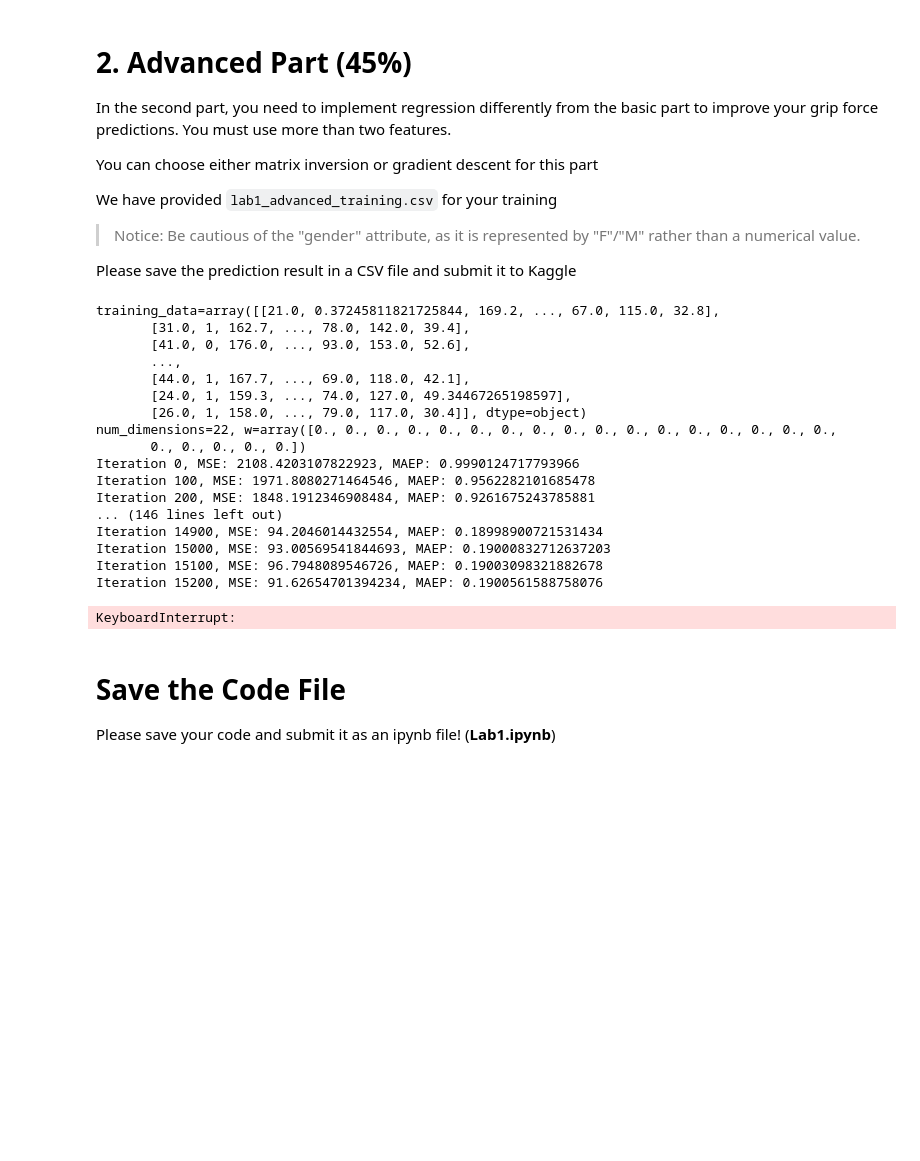
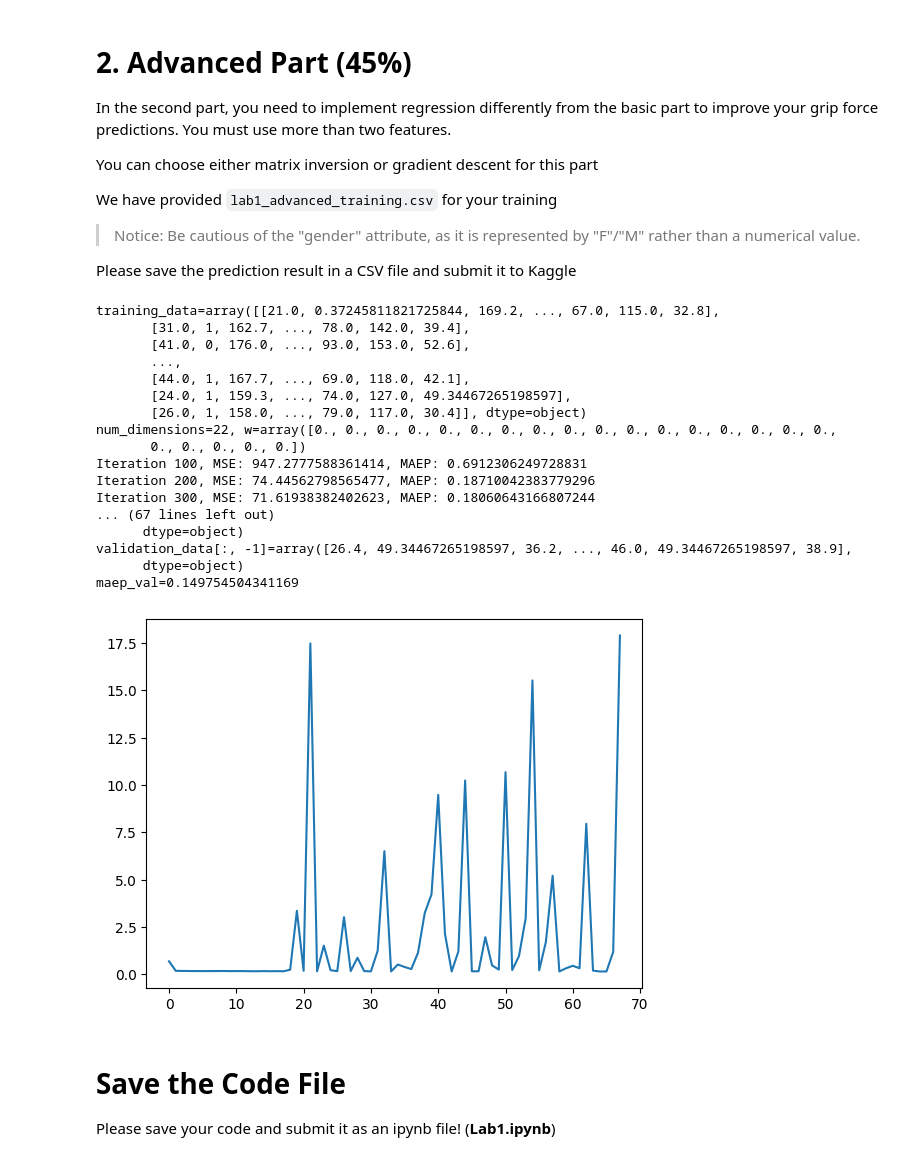
Before and after one commit to iwtba4188/11310CS460200_labs, a Jupyter notebook: Lab 1/Lab1_template copy.ipynb, the cells around one changed output. Cells and saved outputs as stored; diff of their text form; code cells hidden in the pictures; blank space fills up the shorter version.

```diff
--- a/Lab 1/Lab1_template copy.ipynb
+++ b/Lab 1/Lab1_template copy.ipynb
@@ -485,7 +485,6 @@ def RegressionAdvance(dataset, maep_record, epoch=1_0000, l_rate=1e-8, random_sg
         return res_poly, random_y
 
 
-    # <TODO>: Decide on the degree of the polynomial
     degree = 3  # For example, quadratic regression
     X_poly, y = gen_x_poly(random_seed)
     # print(f"{np.sum(y)=}")
@@ -496,36 +495,50 @@ def RegressionAdvance(dataset, maep_record, epoch=1_0000, l_rate=1e-8, random_sg
     w = np.zeros(num_dimensions)  # shihtl> 這個 w 就是我們要解的東西
     print(f"{num_dimensions=}, {w=}")
 
+    mt = vt = 0
+    beta1 = 0.9
+    beta2 = 0.999
+    epsilon = 1e-8
+
     # Gradient Descent
     m = len(y)  # Number of data points
-    for iteration in range(epoch):
+    for iteration in range(1, epoch + 1):
         if random_sgd:
             X_poly, y = gen_x_poly(random_seed)
             random_seed += 30
 
-        # <TODO>: Prediction using current weights and compute error
-        learning_rate = l_rate / math.log((iteration + 5) ** 2)
         # print(f"{X_poly.shape=}, {w.shape=}")
         y_hat = X_poly @ w
         d = y - y_hat
         # print(f"{d=}, {y_hat=}, {len(y)=}")
 
-        # <TODO>: Compute gradient
         g = -2 * ((np.transpose(d) @ X_poly) / m)
         # g = -2 * (np.matmul(np.transpose(d), X_poly))
 
         regularization = (lambda2 / m) * w
 
-        # <TODO>: Update the weights
-        w = w - learning_rate * (g + regularization)
+        mt = beta1 * mt + (1 - beta1) * (g + regularization)
+        vt = beta2 * vt + (1 - beta2) * np.dot(g, g)
+        mt_hat = mt / (1 - pow(beta1, iteration))
+        vt_hat = vt / (1 - pow(beta2, iteration))
+        w = w - (l_rate / (math.sqrt(vt_hat) + epsilon) * mt_hat)
 
-        # <TODO>: Optionally, print the cost every 100 iterations
+        # print(f"{w=}")
+        # input()
+
+        # w = w - learning_rate * (g + regularization)
+
         if iteration % 100 == 0:
             mse = np.sum((y - y_hat) ** 2) / m
             valid_pred = MakePredictionAdvance(w, validation_data[:, :-1])
             maep_val = maep(validation_data[:, -1], valid_pred)
             maep_record.append(maep_val)
             print(f"Iteration {iteration}, MSE: {mse}, MAEP: {maep_val}")
+
+        valid_pred = MakePredictionAdvance(w, validation_data[:, :-1])
+        maep_val = maep(validation_data[:, -1], valid_pred)
+        if maep_val < 0.15:
+            return w
         # cost = np.sum((y - y_hat) ** 2) / len(y)
         # print(f"Iteration {iteration}, Cost: {cost}\n\n")
 
@@ -549,43 +562,43 @@ training_data, validation_data = SplitData(preprocessed_training_datalist, 0.8)
 
 print(f"{training_data=}")
 
 maep_record = []
-w = RegressionAdvance(training_data, maep_record, l_rate=5e-17, epoch=2_0000, random_sgd=True, random_seed=5817408967014867)
+w = RegressionAdvance(training_data, maep_record, l_rate=1e-3, epoch=2_0000, random_sgd=True, random_seed=5817408967014867)
 plt.plot(maep_record)
 
 valid_pred = MakePredictionAdvance(w, validation_data[:, :-1])
 maep_val = maep(validation_data[:, -1], valid_pred)
 print(f"{valid_pred=}")
 print(f"{validation_data[:, -1]=}")
 print(f"{maep_val=}")
 
 preprocessed_testing_datalist = PreprocessDataAdvance(testing_datalist)
 output_datalist = MakePredictionAdvance(w, preprocessed_testing_datalist)
 
 with open(output_dataroot, "w", newline="", encoding="utf-8") as csvfile:
     writer = csv.writer(csvfile)
     writer.writerow(["Id", "gripForce"])
     for i in range(len(output_datalist)):
         writer.writerow([i, output_datalist[i]])
 # %% [output]
 training_data=array([[21.0, 0.37245811821725844, 169.2, ..., 67.0, 115.0, 32.8],
        [31.0, 1, 162.7, ..., 78.0, 142.0, 39.4],
        [41.0, 0, 176.0, ..., 93.0, 153.0, 52.6],
        ...,
        [44.0, 1, 167.7, ..., 69.0, 118.0, 42.1],
        [24.0, 1, 159.3, ..., 74.0, 127.0, 49.34467265198597],
        [26.0, 1, 158.0, ..., 79.0, 117.0, 30.4]], dtype=object)
 num_dimensions=22, w=array([0., 0., 0., 0., 0., 0., 0., 0., 0., 0., 0., 0., 0., 0., 0., 0., 0.,
        0., 0., 0., 0., 0.])
-Iteration 0, MSE: 2108.4203107822923, MAEP: 0.9990124717793966
-Iteration 100, MSE: 1971.8080271464546, MAEP: 0.9562282101685478
-Iteration 200, MSE: 1848.1912346908484, MAEP: 0.9261675243785881
-... (146 lines left out)
-Iteration 14900, MSE: 94.2046014432554, MAEP: 0.18998900721531434
-Iteration 15000, MSE: 93.00569541844693, MAEP: 0.19000832712637203
-Iteration 15100, MSE: 96.7948089546726, MAEP: 0.19003098321882678
-Iteration 15200, MSE: 91.62654701394234, MAEP: 0.1900561588758076
+Iteration 100, MSE: 947.2777588361414, MAEP: 0.6912306249728831
+Iteration 200, MSE: 74.44562798565477, MAEP: 0.18710042383779296
+Iteration 300, MSE: 71.61938382402623, MAEP: 0.18060643166807244
+... (67 lines left out)
+      dtype=object)
+validation_data[:, -1]=array([26.4, 49.34467265198597, 36.2, ..., 46.0, 49.34467265198597, 38.9],
+      dtype=object)
+maep_val=0.149754504341169
-KeyboardInterrupt:
+[figure, added]
 # %% [markdown]
 # Save the Code File
 Please save your code and submit it as an ipynb file! (**Lab1.ipynb**)
```
Also changed, not shown: 2 other files.
